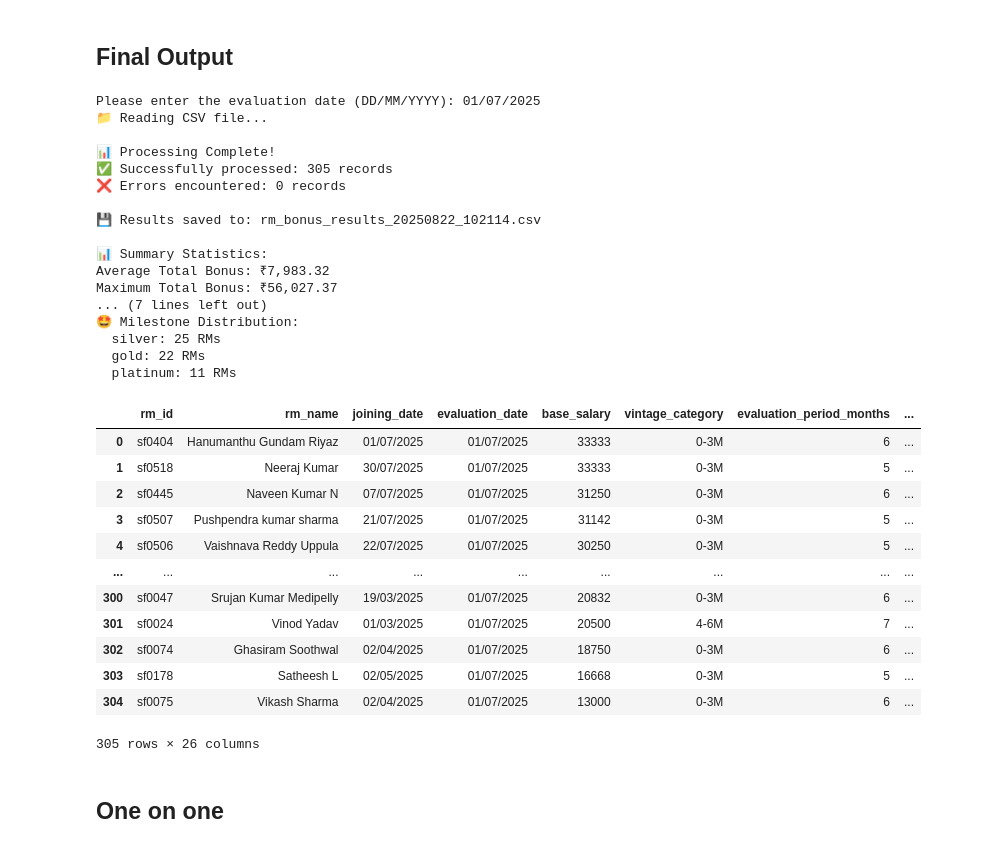
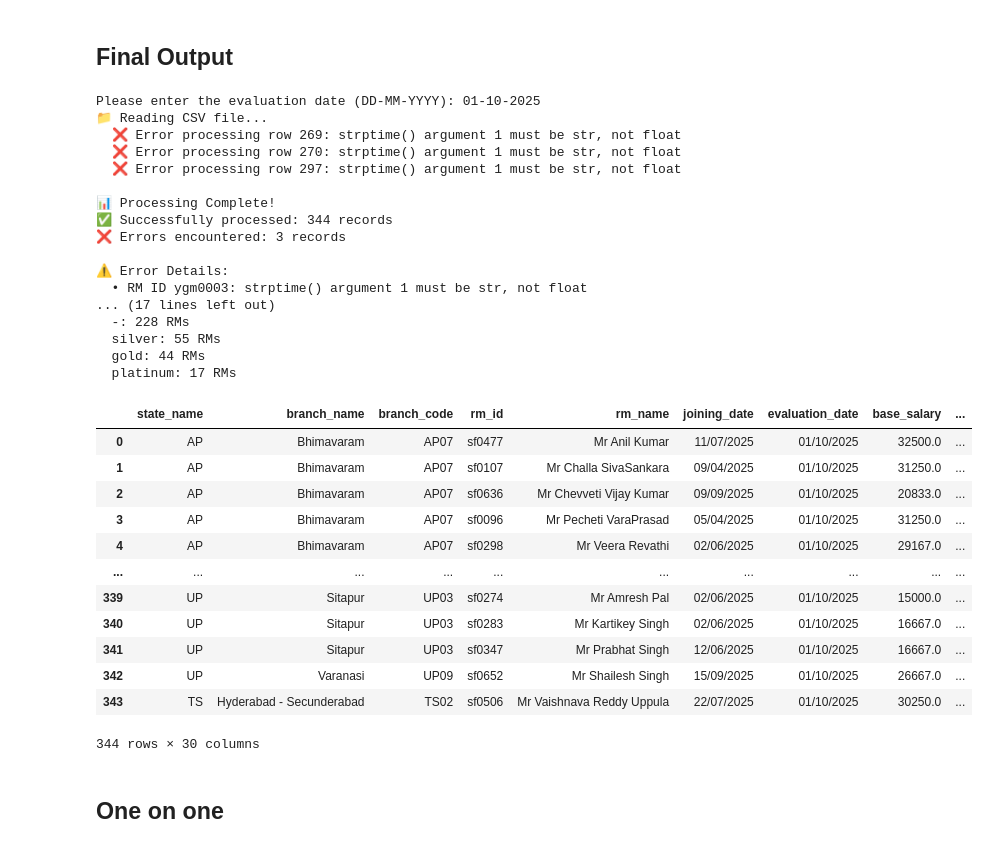
Before and after one commit to netra-poonia/Incentive-Calculator-Colab-notebooks, a Jupyter notebook: Relationship_Manager_Bonus_Calculator.ipynb, the cells around one changed output. Saved outputs shown, nothing was run; the diff lists cells and outputs as text; code cells hidden in the pictures.

```diff
--- a/Relationship_Manager_Bonus_Calculator.ipynb
+++ b/Relationship_Manager_Bonus_Calculator.ipynb
@@ -772,38 +801,38 @@ def process_rm_bonus_csv(input_csv_path, output_csv_path=None):
 # %% [markdown]
 ## Final Output
 # %%
-process_rm_bonus_csv('/content/rm_incentive_input_july2025.csv')
+process_rm_bonus_csv('/content/RM_input_data.csv')
 # %% [output]
-Please enter the evaluation date (DD/MM/YYYY): 01/07/2025
+Please enter the evaluation date (DD-MM-YYYY): 01-10-2025
 📁 Reading CSV file...
+  ❌ Error processing row 269: strptime() argument 1 must be str, not float
+  ❌ Error processing row 270: strptime() argument 1 must be str, not float
+  ❌ Error processing row 297: strptime() argument 1 must be str, not float
 
 📊 Processing Complete!
-✅ Successfully processed: 305 records
-❌ Errors encountered: 0 records
+✅ Successfully processed: 344 records
+❌ Errors encountered: 3 records
 
-💾 Results saved to: rm_bonus_results_20250822_102114.csv
-
-📊 Summary Statistics:
-Average Total Bonus: ₹7,983.32
-Maximum Total Bonus: ₹56,027.37
-... (7 lines left out)
-🤩 Milestone Distribution:
-  silver: 25 RMs
-  gold: 22 RMs
-  platinum: 11 RMs
+⚠️ Error Details:
+  • RM ID ygm0003: strptime() argument 1 must be str, not float
+... (17 lines left out)
+  -: 228 RMs
+  silver: 55 RMs
+  gold: 44 RMs
+  platinum: 17 RMs
-|  | rm_id | rm_name | joining_date | evaluation_date | base_salary | vintage_category | evaluation_period_months | ... |
-| 0 | sf0404 | Hanumanthu Gundam Riyaz | 01/07/2025 | 01/07/2025 | 33333 | 0-3M | 6 | ... |
-| 1 | sf0518 | Neeraj Kumar | 30/07/2025 | 01/07/2025 | 33333 | 0-3M | 5 | ... |
-| 2 | sf0445 | Naveen Kumar N | 07/07/2025 | 01/07/2025 | 31250 | 0-3M | 6 | ... |
-| 3 | sf0507 | Pushpendra kumar sharma | 21/07/2025 | 01/07/2025 | 31142 | 0-3M | 5 | ... |
-| 4 | sf0506 | Vaishnava Reddy Uppula | 22/07/2025 | 01/07/2025 | 30250 | 0-3M | 5 | ... |
-| ... | ... | ... | ... | ... | ... | ... | ... | ... |
-| 300 | sf0047 | Srujan Kumar Medipelly | 19/03/2025 | 01/07/2025 | 20832 | 0-3M | 6 | ... |
-| 301 | sf0024 | Vinod Yadav | 01/03/2025 | 01/07/2025 | 20500 | 4-6M | 7 | ... |
-| 302 | sf0074 | Ghasiram Soothwal | 02/04/2025 | 01/07/2025 | 18750 | 0-3M | 6 | ... |
-| 303 | sf0178 | Satheesh L | 02/05/2025 | 01/07/2025 | 16668 | 0-3M | 5 | ... |
-| 304 | sf0075 | Vikash Sharma | 02/04/2025 | 01/07/2025 | 13000 | 0-3M | 6 | ... |
+|  | state_name | branch_name | branch_code | rm_id | rm_name | joining_date | evaluation_date | base_salary | ... |
+| 0 | AP | Bhimavaram | AP07 | sf0477 | Mr Anil Kumar | 11/07/2025 | 01/10/2025 | 32500.0 | ... |
+| 1 | AP | Bhimavaram | AP07 | sf0107 | Mr Challa SivaSankara | 09/04/2025 | 01/10/2025 | 31250.0 | ... |
+| 2 | AP | Bhimavaram | AP07 | sf0636 | Mr Chevveti Vijay Kumar | 09/09/2025 | 01/10/2025 | 20833.0 | ... |
+| 3 | AP | Bhimavaram | AP07 | sf0096 | Mr Pecheti VaraPrasad | 05/04/2025 | 01/10/2025 | 31250.0 | ... |
+| 4 | AP | Bhimavaram | AP07 | sf0298 | Mr Veera Revathi | 02/06/2025 | 01/10/2025 | 29167.0 | ... |
+| ... | ... | ... | ... | ... | ... | ... | ... | ... | ... |
+| 339 | UP | Sitapur | UP03 | sf0274 | Mr Amresh Pal | 02/06/2025 | 01/10/2025 | 15000.0 | ... |
+| 340 | UP | Sitapur | UP03 | sf0283 | Mr Kartikey Singh | 02/06/2025 | 01/10/2025 | 16667.0 | ... |
+| 341 | UP | Sitapur | UP03 | sf0347 | Mr Prabhat Singh | 12/06/2025 | 01/10/2025 | 16667.0 | ... |
+| 342 | UP | Varanasi | UP09 | sf0652 | Mr Shailesh Singh | 15/09/2025 | 01/10/2025 | 26667.0 | ... |
+| 343 | TS | Hyderabad - Secunderabad | TS02 | sf0506 | Mr Vaishnava Reddy Uppula | 22/07/2025 | 01/10/2025 | 30250.0 | ... |
-305 rows × 26 columns
+344 rows × 30 columns
 # %% [markdown]
 ## One on one
 # %%
```
Also changed, not shown: parts of 3 cells of this notebook.
